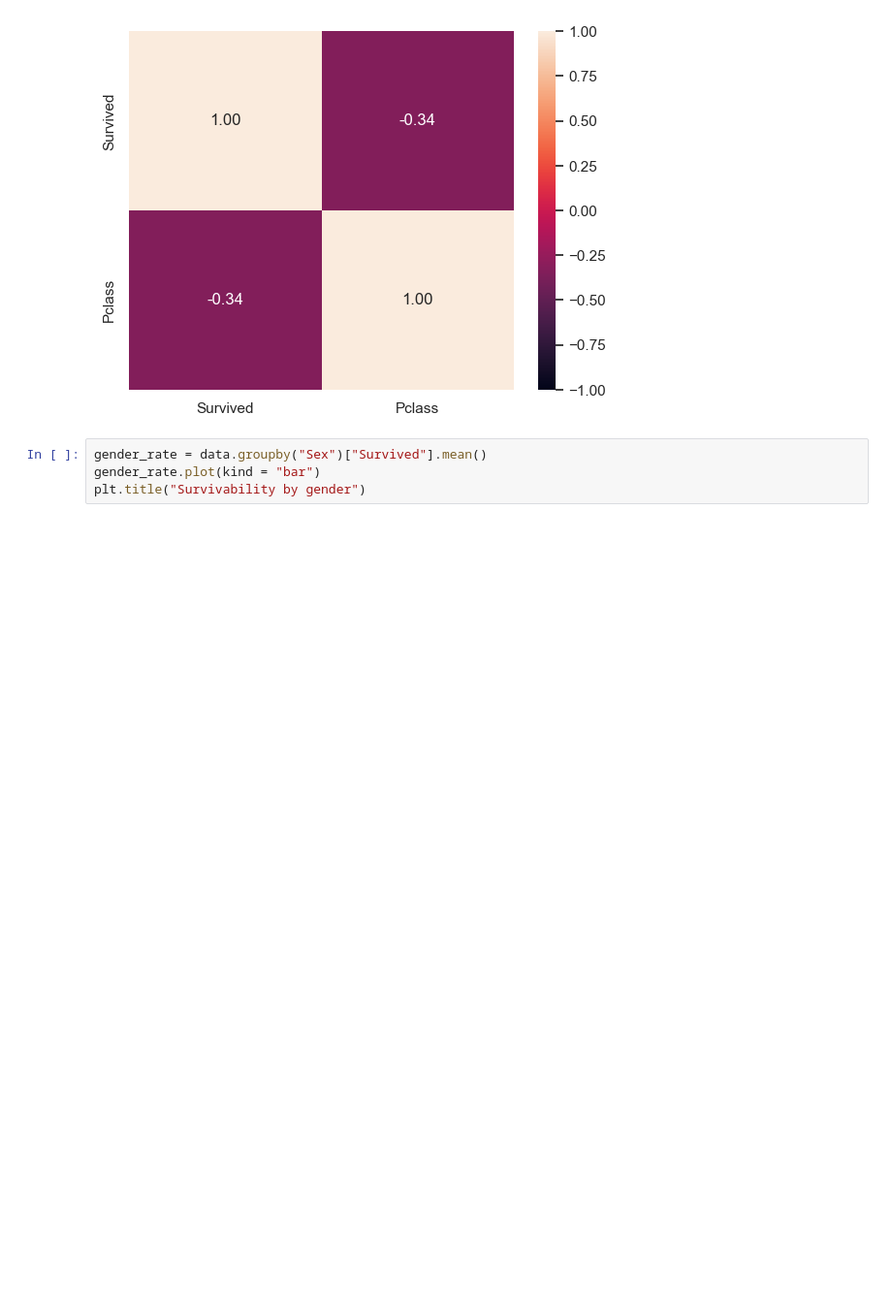
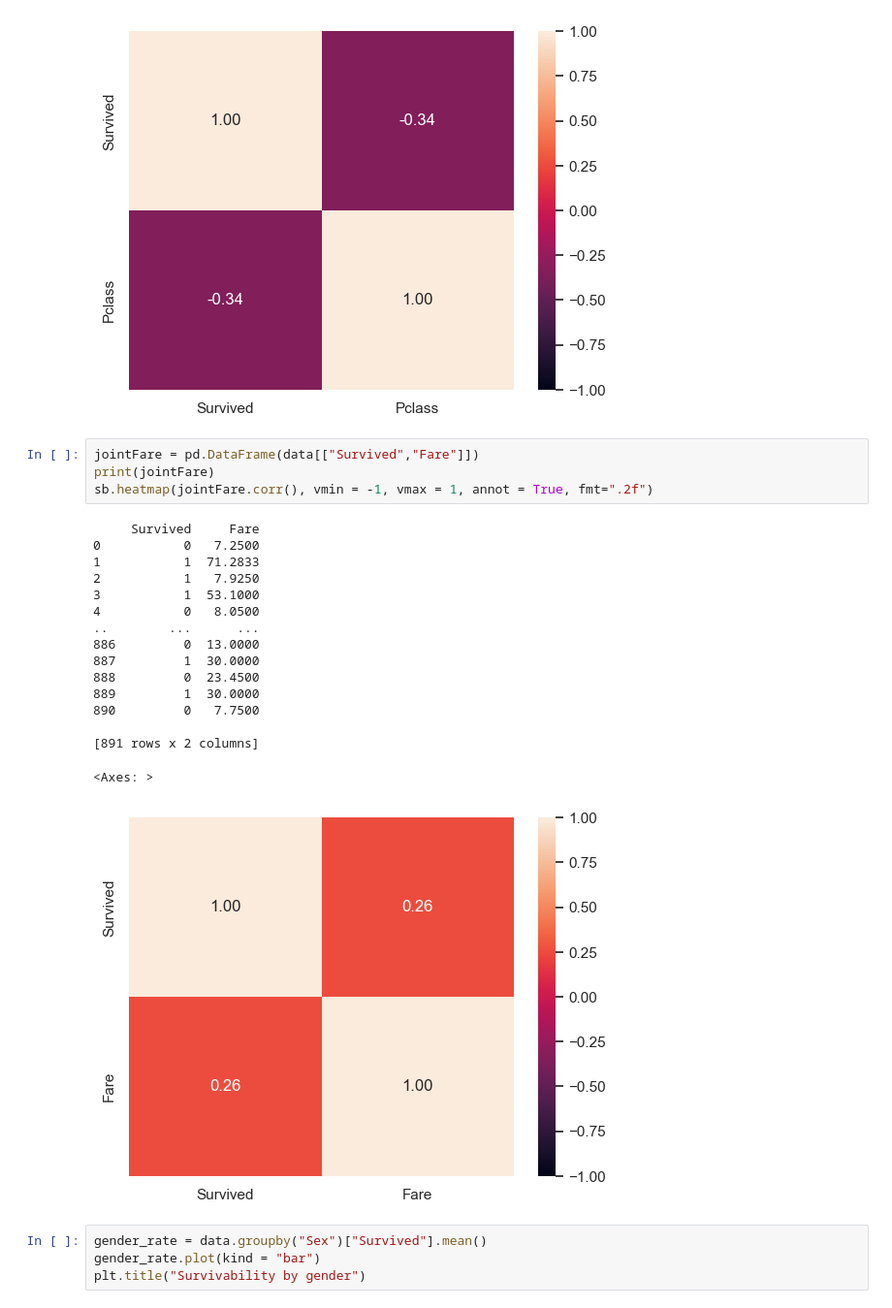
Before and after one commit to HongSon28/IE0005-Mini-Project, a Jupyter notebook: Main.ipynb, the cells around one changed output. Shown at 97% size. Cells and saved outputs as stored; diff of their text form; blank space fills up the shorter version.

```diff
--- a/Main.ipynb
+++ b/Main.ipynb
@@ -172,6 +172,27 @@ sb.heatmap(jointClass.corr(), vmin = -1, vmax = 1, annot = True, fmt=".2f")
 [891 rows x 2 columns]
 <Axes: >
 [figure]
+# %%
+jointFare = pd.DataFrame(data[["Survived","Fare"]])
+print(jointFare)
+sb.heatmap(jointFare.corr(), vmin = -1, vmax = 1, annot = True, fmt=".2f")
+# %% [output]
+     Survived     Fare
+0           0   7.2500
+1           1  71.2833
+2           1   7.9250
+3           1  53.1000
+4           0   8.0500
+..        ...      ...
+886         0  13.0000
+887         1  30.0000
+888         0  23.4500
+889         1  30.0000
+890         0   7.7500
+
+[891 rows x 2 columns]
+<Axes: >
+[figure, added]
 # %%
 gender_rate = data.groupby("Sex")["Survived"].mean()
 gender_rate.plot(kind = "bar")
```
Also changed, not shown: parts of 10 cells of this notebook.
